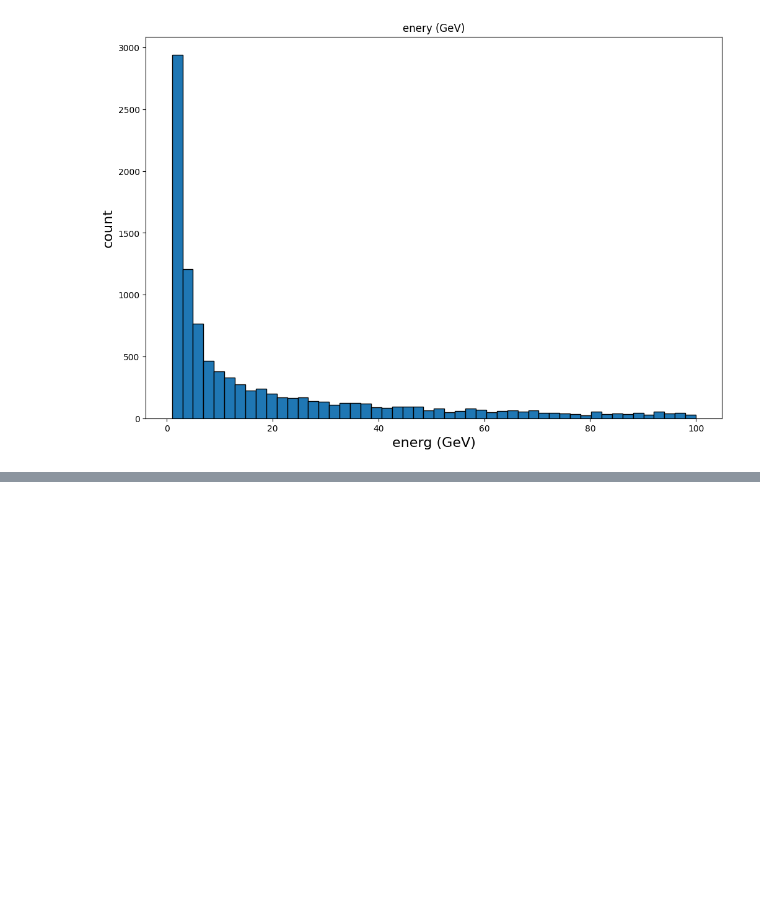
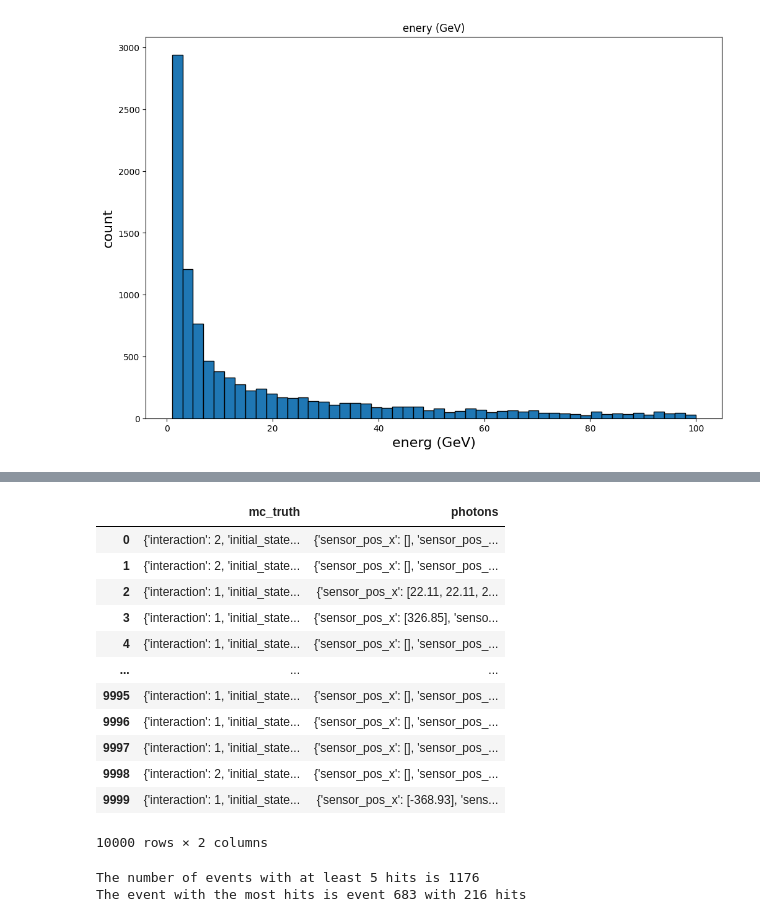
Before and after one commit to JakParkinson/Prometheus_Genie, a Jupyter notebook: genie_examples/loading_parquets_genie.ipynb, the cells around one changed output, grey strips where cells are left out. Cells and saved outputs as stored; diff of their text form; code cells hidden in the pictures; blank space fills up the shorter version.

```diff
--- a/genie_examples/loading_parquets_genie.ipynb
+++ b/genie_examples/loading_parquets_genie.ipynb
@@ -12,9 +12,10 @@ make sure you change paths!
 
 primary_set_path = 'output/genie_events_primary_new_test_simset_99.parquet'
 prometheus_set_path = 'output/genie_events_prometheus_new_test_simset_99.parquet'
-
+out_file = 'output/10000events_simset_99.parquet'
 prometheus_set = pd.read_parquet(prometheus_set_path)
 primary_set = pd.read_parquet(primary_set_path)
+out_set = pd.read_parquet(out_file)
 # %%
 primary_set
 # %% [output]
@@ -102,0 +107,34 @@ plt.show()
+# %%
+out_set
+# %% [output]
+|  | mc_truth | photons |
+| 0 | {'interaction': 2, 'initial_state... | {'sensor_pos_x': [], 'sensor_pos_... |
+| 1 | {'interaction': 2, 'initial_state... | {'sensor_pos_x': [], 'sensor_pos_... |
+| 2 | {'interaction': 1, 'initial_state... | {'sensor_pos_x': [22.11, 22.11, 2... |
+| 3 | {'interaction': 1, 'initial_state... | {'sensor_pos_x': [326.85], 'senso... |
+| 4 | {'interaction': 1, 'initial_state... | {'sensor_pos_x': [], 'sensor_pos_... |
+| ... | ... | ... |
+| 9995 | {'interaction': 1, 'initial_state... | {'sensor_pos_x': [], 'sensor_pos_... |
+| 9996 | {'interaction': 1, 'initial_state... | {'sensor_pos_x': [], 'sensor_pos_... |
+| 9997 | {'interaction': 1, 'initial_state... | {'sensor_pos_x': [], 'sensor_pos_... |
+| 9998 | {'interaction': 2, 'initial_state... | {'sensor_pos_x': [], 'sensor_pos_... |
+| 9999 | {'interaction': 1, 'initial_state... | {'sensor_pos_x': [-368.93], 'sens... |
+10000 rows × 2 columns
+# %%
+photons_out_set = out_set['photons']
+mc_truth = out_set['mc_truth']
+idx = []
+max_idx = 0
+hit_cut = 5
+for i in range(len(photons_out_set)):
+    if len(out_set['photons'][i]['t']) >= hit_cut:
+        idx.append(i)
+        if len(out_set['photons'][i]['t'])  > max_idx:
+            max_idx= i
+
+max_hits = len(out_set['photons'][max_idx]['t'])
+print(f'The number of events with at least 5 hits is {len(idx)}')
+print(f'The event with the most hits is event {max_idx} with {max_hits} hits')
+# %% [output]
+The number of events with at least 5 hits is 1176
+The event with the most hits is event 683 with 216 hits
```
Also changed, not shown: parts of 1 cell of this notebook, 9 other files.
